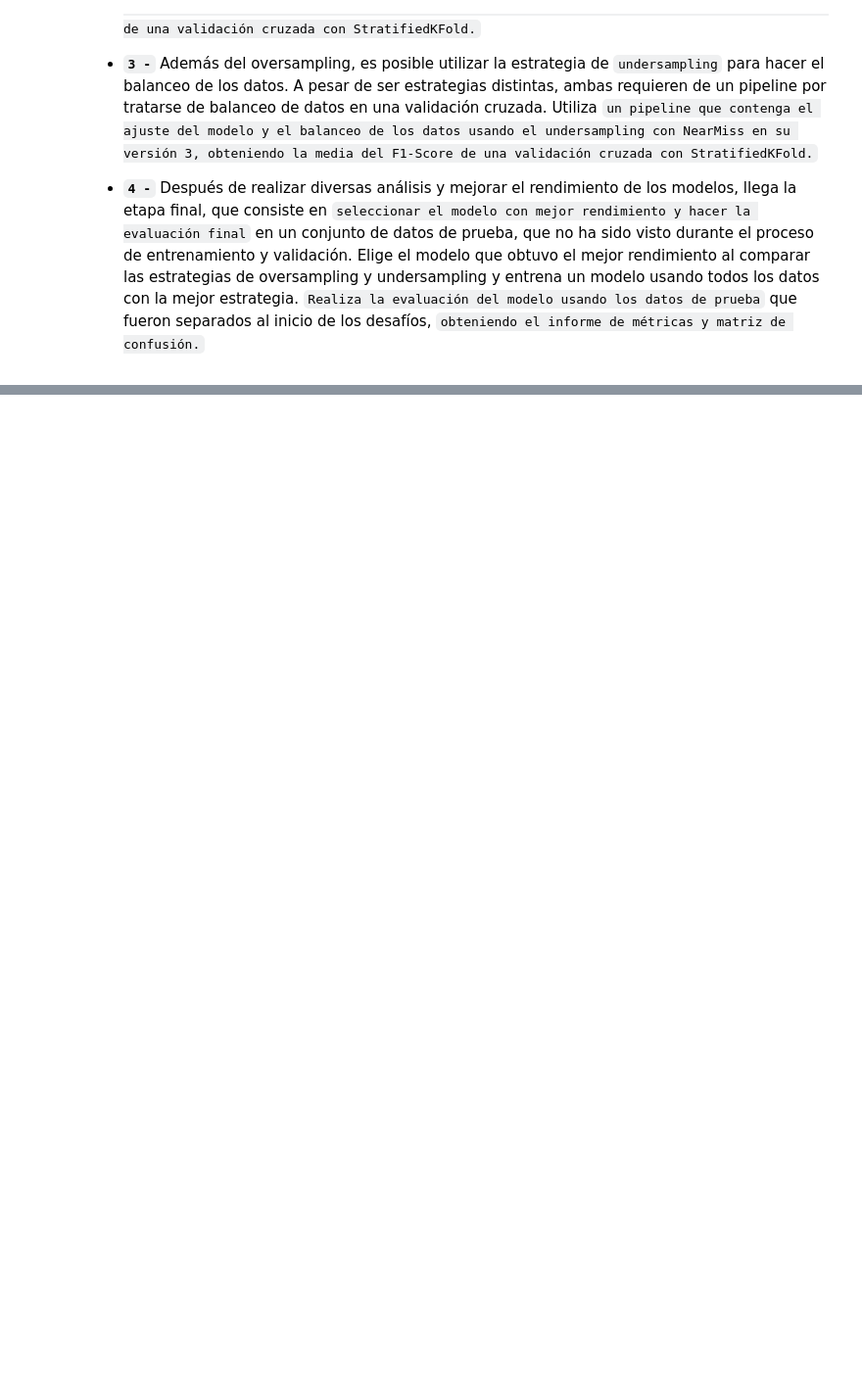
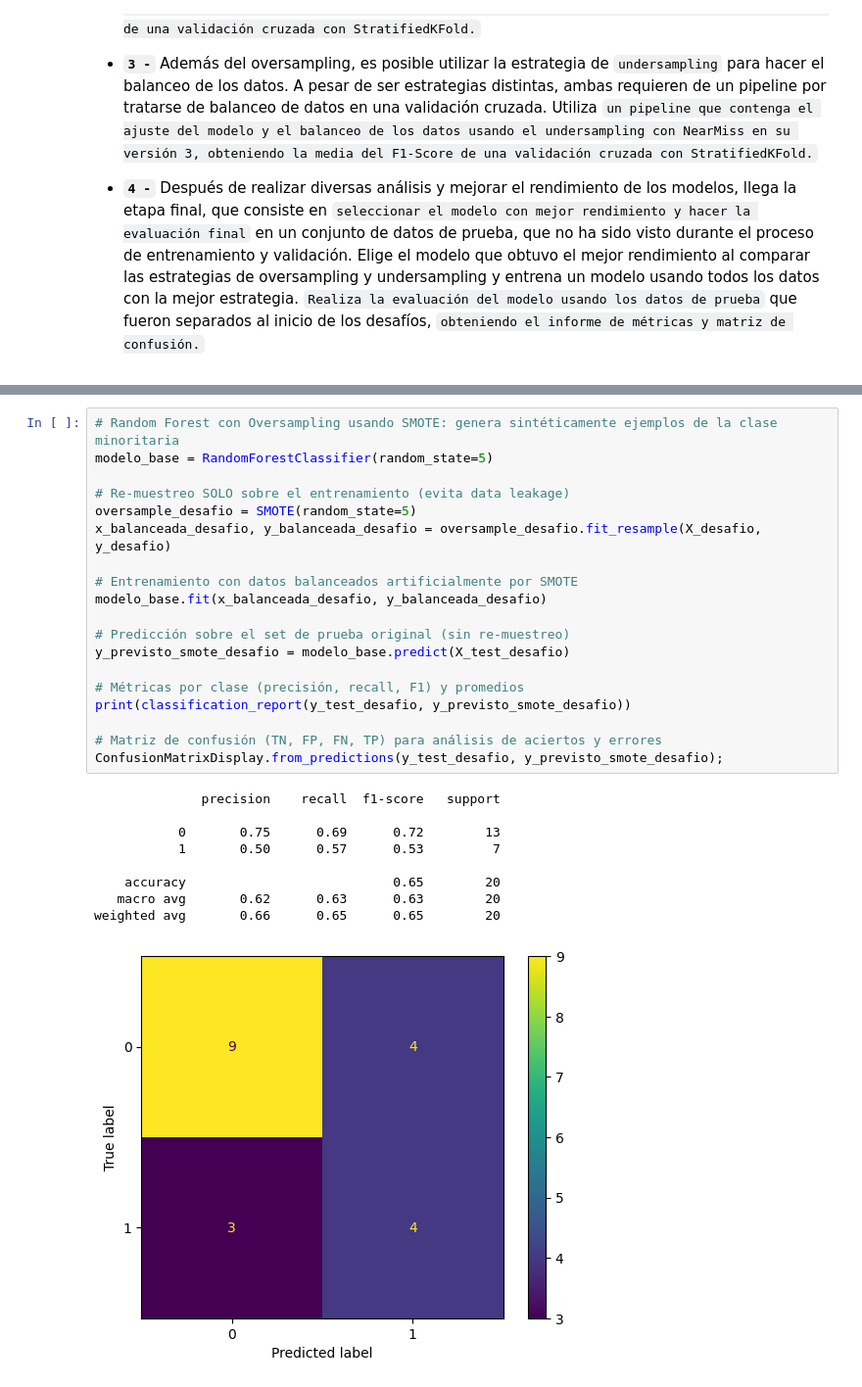
Before and after one commit to DanielRaiicHu/clasificacion_validacion_y_metricas, a Jupyter notebook: Clasificacion_validacion_y_metricas.ipynb, the cells around one changed output, grey strips where cells are left out. Shown: that part at 98% size. Cells and saved outputs as stored; diff of their text form; blank space fills up the shorter version.

```diff
--- a/Clasificacion_validacion_y_metricas.ipynb
+++ b/Clasificacion_validacion_y_metricas.ipynb
@@ -1882,0 +1993,29 @@ La precisión media del Modelo Random Forest con LeaveOneOut es: 0.6898
+# %%
+# Random Forest con Oversampling usando SMOTE: genera sintéticamente ejemplos de la clase minoritaria
+modelo_base = RandomForestClassifier(random_state=5)
+
+# Re-muestreo SOLO sobre el entrenamiento (evita data leakage)
+oversample_desafio = SMOTE(random_state=5)
+x_balanceada_desafio, y_balanceada_desafio = oversample_desafio.fit_resample(X_desafio, y_desafio)
+
+# Entrenamiento con datos balanceados artificialmente por SMOTE
+modelo_base.fit(x_balanceada_desafio, y_balanceada_desafio)
+
+# Predicción sobre el set de prueba original (sin re-muestreo)
+y_previsto_smote_desafio = modelo_base.predict(X_test_desafio)
+
+# Métricas por clase (precisión, recall, F1) y promedios
+print(classification_report(y_test_desafio, y_previsto_smote_desafio))
+
+# Matriz de confusión (TN, FP, FN, TP) para análisis de aciertos y errores
+ConfusionMatrixDisplay.from_predictions(y_test_desafio, y_previsto_smote_desafio);
+# %% [output]
+              precision    recall  f1-score   support
+
+           0       0.75      0.69      0.72        13
+           1       0.50      0.57      0.53         7
+
+    accuracy                           0.65        20
+   macro avg       0.62      0.63      0.63        20
+weighted avg       0.66      0.65      0.65        20
+[figure, added]
```
Also changed, not shown: parts of 48 cells of this notebook.
